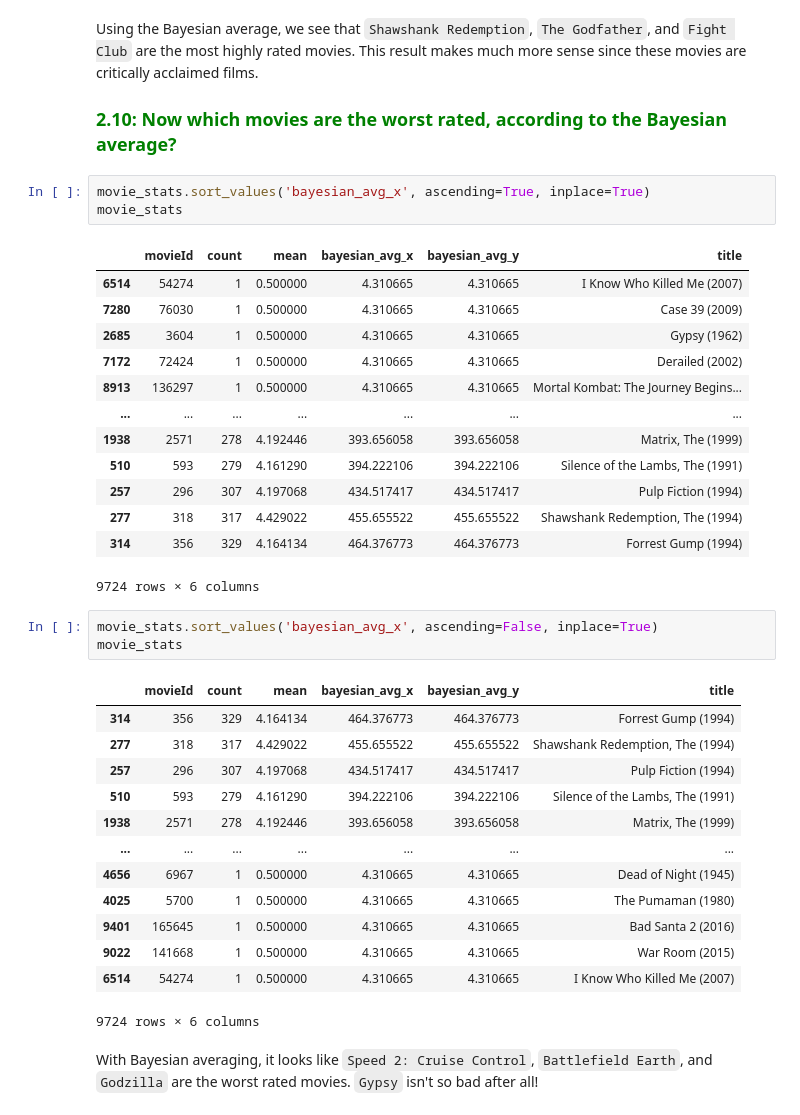
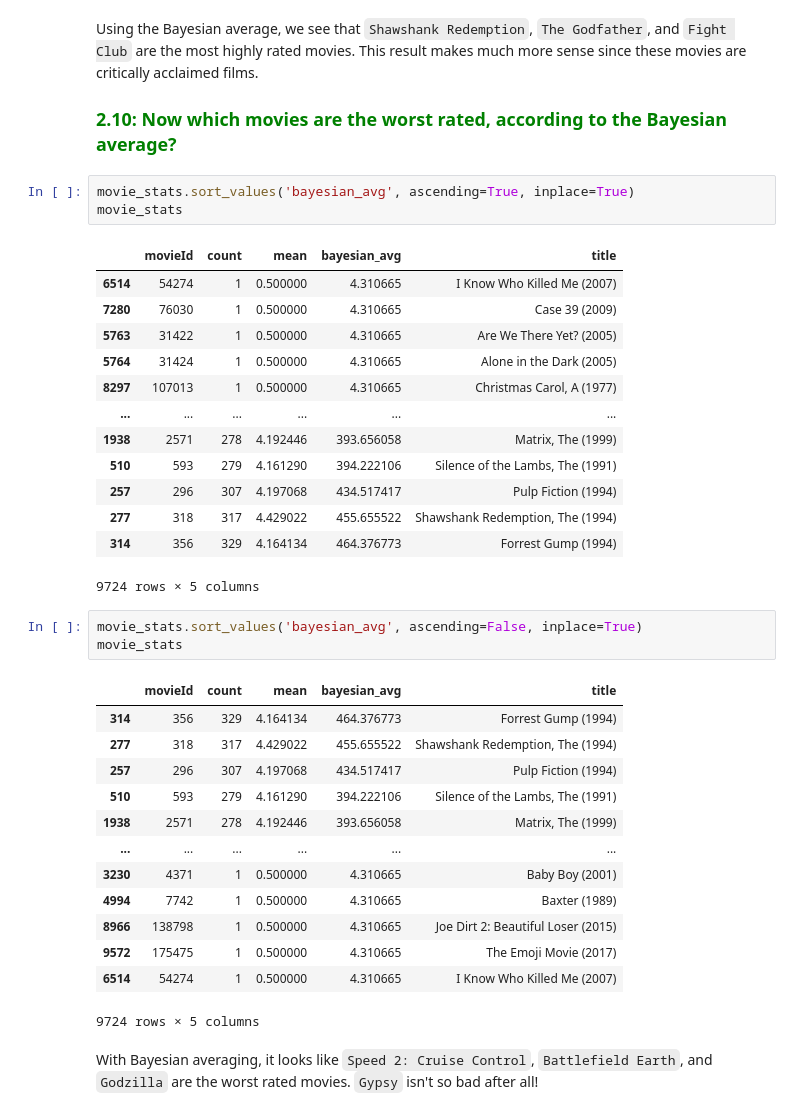
Before and after one commit to LCDA-UCP/tac-hands-on, a Jupyter notebook: exercises/session20-21/part1_recommendation_system_exercises.ipynb, the cells around one changed output. Saved outputs shown, nothing was run; the diff lists cells and outputs as text.

```diff
--- a/exercises/session20-21/part1_recommendation_system_exercises.ipynb
+++ b/exercises/session20-21/part1_recommendation_system_exercises.ipynb
@@ -216,39 +216,39 @@ Using the Bayesian average, we see that `Shawshank Redemption`, `The Godfather`,
 
 ### <span style="color:green">2.10: Now which movies are the worst rated, according to the Bayesian average?</span>
 # %%
-movie_stats.sort_values('bayesian_avg_x', ascending=True, inplace=True)
+movie_stats.sort_values('bayesian_avg', ascending=True, inplace=True)
 movie_stats
 # %% [output]
-|  | movieId | count | mean | bayesian_avg_x | bayesian_avg_y | title |
-| 6514 | 54274 | 1 | 0.500000 | 4.310665 | 4.310665 | I Know Who Killed Me (2007) |
-| 7280 | 76030 | 1 | 0.500000 | 4.310665 | 4.310665 | Case 39 (2009) |
-| 2685 | 3604 | 1 | 0.500000 | 4.310665 | 4.310665 | Gypsy (1962) |
-| 7172 | 72424 | 1 | 0.500000 | 4.310665 | 4.310665 | Derailed (2002) |
-| 8913 | 136297 | 1 | 0.500000 | 4.310665 | 4.310665 | Mortal Kombat: The Journey Begins... |
-| ... | ... | ... | ... | ... | ... | ... |
-| 1938 | 2571 | 278 | 4.192446 | 393.656058 | 393.656058 | Matrix, The (1999) |
-| 510 | 593 | 279 | 4.161290 | 394.222106 | 394.222106 | Silence of the Lambs, The (1991) |
-| 257 | 296 | 307 | 4.197068 | 434.517417 | 434.517417 | Pulp Fiction (1994) |
-| 277 | 318 | 317 | 4.429022 | 455.655522 | 455.655522 | Shawshank Redemption, The (1994) |
-| 314 | 356 | 329 | 4.164134 | 464.376773 | 464.376773 | Forrest Gump (1994) |
+|  | movieId | count | mean | bayesian_avg | title |
+| 6514 | 54274 | 1 | 0.500000 | 4.310665 | I Know Who Killed Me (2007) |
+| 7280 | 76030 | 1 | 0.500000 | 4.310665 | Case 39 (2009) |
+| 5763 | 31422 | 1 | 0.500000 | 4.310665 | Are We There Yet? (2005) |
+| 5764 | 31424 | 1 | 0.500000 | 4.310665 | Alone in the Dark (2005) |
+| 8297 | 107013 | 1 | 0.500000 | 4.310665 | Christmas Carol, A (1977) |
+| ... | ... | ... | ... | ... | ... |
+| 1938 | 2571 | 278 | 4.192446 | 393.656058 | Matrix, The (1999) |
+| 510 | 593 | 279 | 4.161290 | 394.222106 | Silence of the Lambs, The (1991) |
+| 257 | 296 | 307 | 4.197068 | 434.517417 | Pulp Fiction (1994) |
+| 277 | 318 | 317 | 4.429022 | 455.655522 | Shawshank Redemption, The (1994) |
+| 314 | 356 | 329 | 4.164134 | 464.376773 | Forrest Gump (1994) |
-9724 rows × 6 columns
+9724 rows × 5 columns
 # %%
-movie_stats.sort_values('bayesian_avg_x', ascending=False, inplace=True)
+movie_stats.sort_values('bayesian_avg', ascending=False, inplace=True)
 movie_stats
 # %% [output]
-|  | movieId | count | mean | bayesian_avg_x | bayesian_avg_y | title |
-| 314 | 356 | 329 | 4.164134 | 464.376773 | 464.376773 | Forrest Gump (1994) |
-| 277 | 318 | 317 | 4.429022 | 455.655522 | 455.655522 | Shawshank Redemption, The (1994) |
-| 257 | 296 | 307 | 4.197068 | 434.517417 | 434.517417 | Pulp Fiction (1994) |
-| 510 | 593 | 279 | 4.161290 | 394.222106 | 394.222106 | Silence of the Lambs, The (1991) |
-| 1938 | 2571 | 278 | 4.192446 | 393.656058 | 393.656058 | Matrix, The (1999) |
-| ... | ... | ... | ... | ... | ... | ... |
-| 4656 | 6967 | 1 | 0.500000 | 4.310665 | 4.310665 | Dead of Night (1945) |
-| 4025 | 5700 | 1 | 0.500000 | 4.310665 | 4.310665 | The Pumaman (1980) |
-| 9401 | 165645 | 1 | 0.500000 | 4.310665 | 4.310665 | Bad Santa 2 (2016) |
-| 9022 | 141668 | 1 | 0.500000 | 4.310665 | 4.310665 | War Room (2015) |
-| 6514 | 54274 | 1 | 0.500000 | 4.310665 | 4.310665 | I Know Who Killed Me (2007) |
+|  | movieId | count | mean | bayesian_avg | title |
+| 314 | 356 | 329 | 4.164134 | 464.376773 | Forrest Gump (1994) |
+| 277 | 318 | 317 | 4.429022 | 455.655522 | Shawshank Redemption, The (1994) |
+| 257 | 296 | 307 | 4.197068 | 434.517417 | Pulp Fiction (1994) |
+| 510 | 593 | 279 | 4.161290 | 394.222106 | Silence of the Lambs, The (1991) |
+| 1938 | 2571 | 278 | 4.192446 | 393.656058 | Matrix, The (1999) |
+| ... | ... | ... | ... | ... | ... |
+| 3230 | 4371 | 1 | 0.500000 | 4.310665 | Baby Boy (2001) |
+| 4994 | 7742 | 1 | 0.500000 | 4.310665 | Baxter (1989) |
+| 8966 | 138798 | 1 | 0.500000 | 4.310665 | Joe Dirt 2: Beautiful Loser (2015) |
+| 9572 | 175475 | 1 | 0.500000 | 4.310665 | The Emoji Movie (2017) |
+| 6514 | 54274 | 1 | 0.500000 | 4.310665 | I Know Who Killed Me (2007) |
-9724 rows × 6 columns
+9724 rows × 5 columns
 # %% [markdown]
 With Bayesian averaging, it looks like `Speed 2: Cruise Control`, `Battlefield Earth`, and `Godzilla` are the worst rated movies. `Gypsy` isn't so bad after all!
 # %% [markdown]
```
Also changed, not shown: parts of 7 cells of this notebook.
